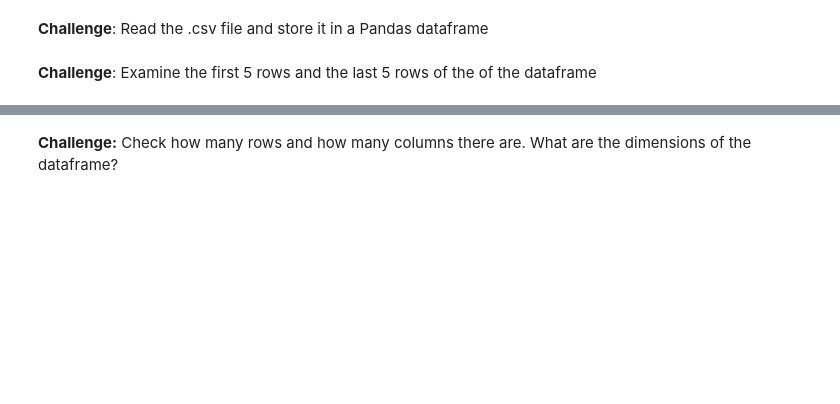
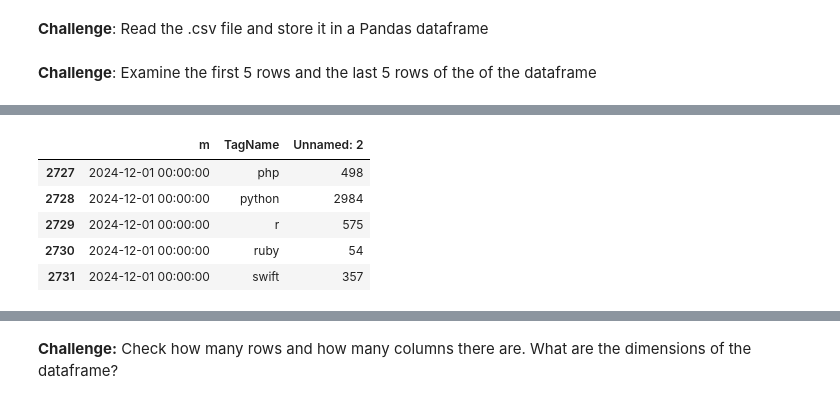
Before and after one commit to SiracencoSerghei/Bootcamp_Python, a Jupyter notebook: day_73/Programming_Languages.ipynb, the cells around one changed output, grey strips where cells are left out. Saved outputs shown, nothing was run; the diff lists cells and outputs as text; code cells hidden in the pictures; blank space fills up the shorter version.

```diff
--- a/day_73/Programming_Languages.ipynb
+++ b/day_73/Programming_Languages.ipynb
@@ -49,0 +69,9 @@ df
+# %%
+df.tail()
+# %% [output]
+|  | m | TagName | Unnamed: 2 |
+| 2727 | 2024-12-01 00:00:00 | php | 498 |
+| 2728 | 2024-12-01 00:00:00 | python | 2984 |
+| 2729 | 2024-12-01 00:00:00 | r | 575 |
+| 2730 | 2024-12-01 00:00:00 | ruby | 54 |
+| 2731 | 2024-12-01 00:00:00 | swift | 357 |
```
Also changed, not shown: parts of 20 cells of this notebook.
